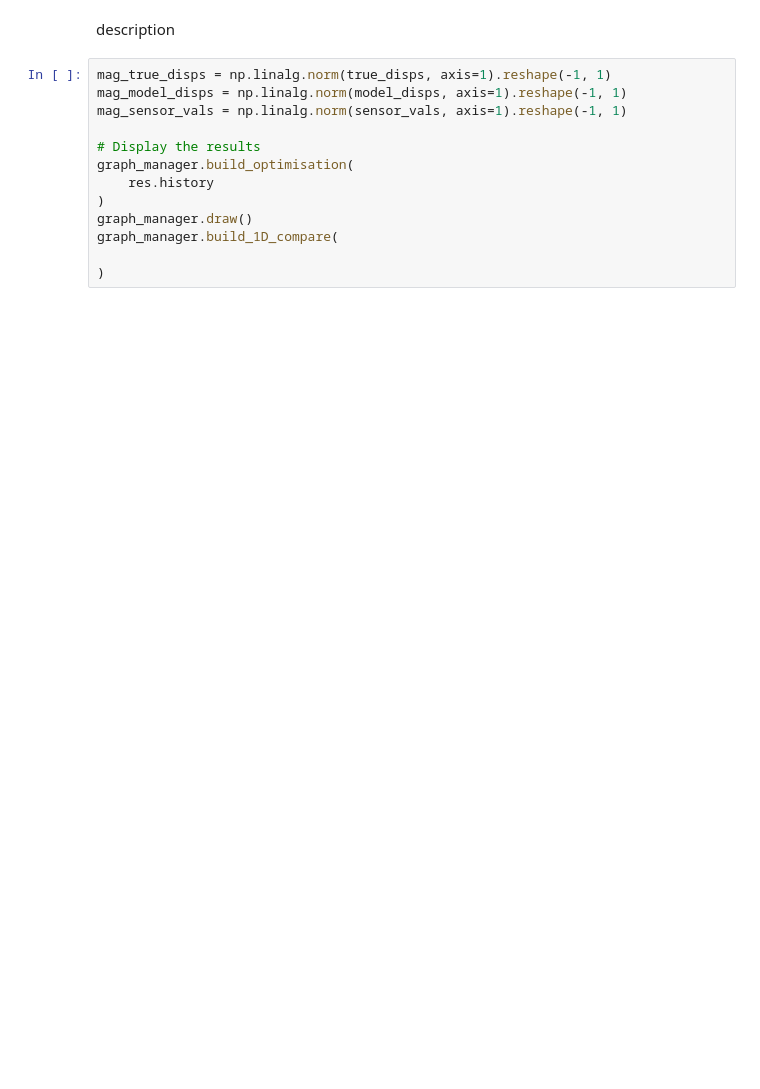
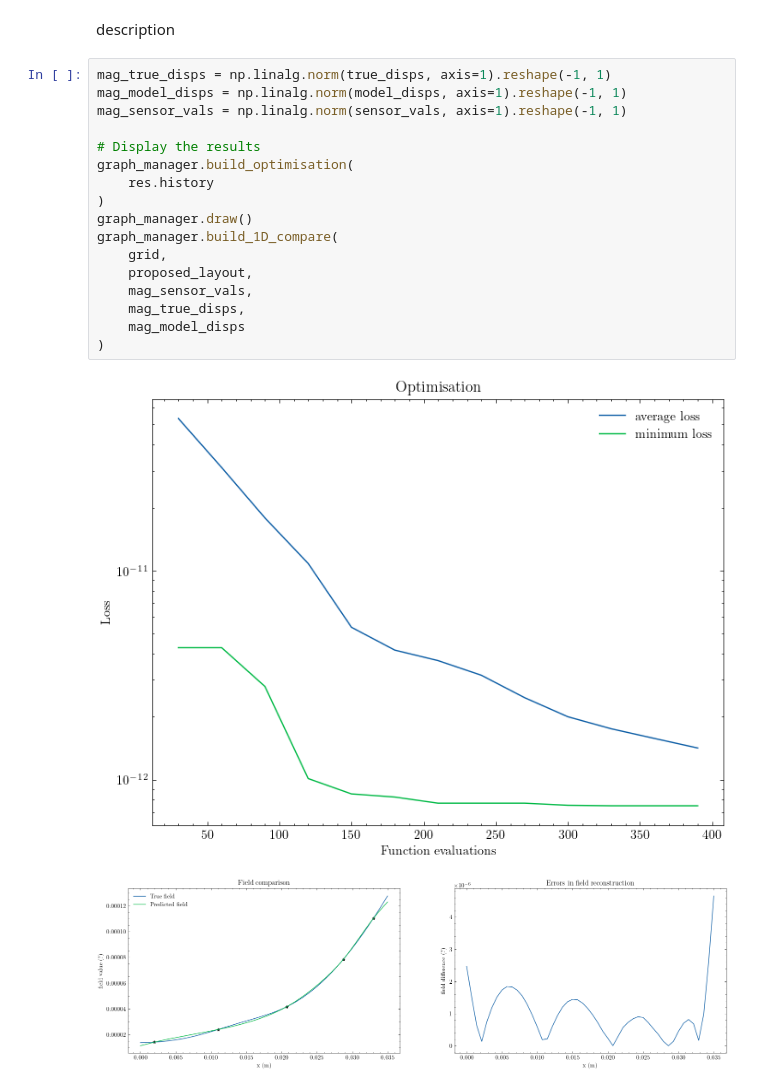
Before and after one commit to aurora-multiphysics/cyclops, a Jupyter notebook: manual/2.4 SOO 1D vectors.ipynb, the cells around one changed output. Saved outputs shown, nothing was run; the diff lists cells and outputs as text; blank space fills up the shorter version.

```diff
--- a/manual/2.4 SOO 1D vectors.ipynb
+++ b/manual/2.4 SOO 1D vectors.ipynb
@@ -60,13 +75,20 @@ description
 # %%
 mag_true_disps = np.linalg.norm(true_disps, axis=1).reshape(-1, 1)
 mag_model_disps = np.linalg.norm(model_disps, axis=1).reshape(-1, 1)
 mag_sensor_vals = np.linalg.norm(sensor_vals, axis=1).reshape(-1, 1)
 
 # Display the results
 graph_manager.build_optimisation(
     res.history
 )
 graph_manager.draw()
 graph_manager.build_1D_compare(
-
+    grid,
+    proposed_layout,
+    mag_sensor_vals,
+    mag_true_disps,
+    mag_model_disps
 )
+# %% [output]
+[figure, added]
+[figure, added]
```
Also changed, not shown: parts of 1 cell of this notebook.
